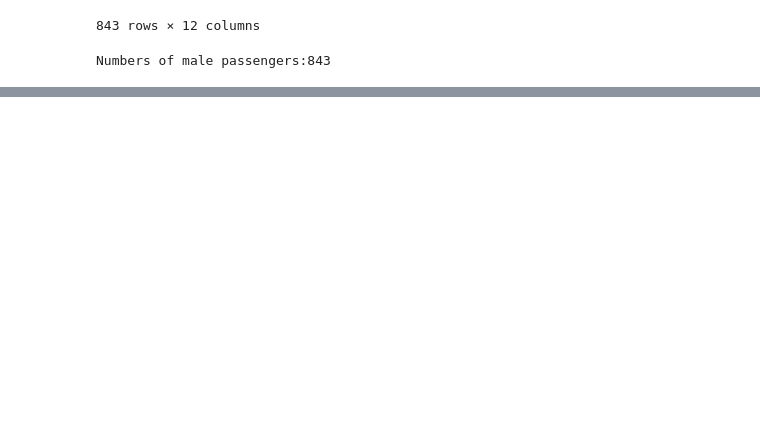
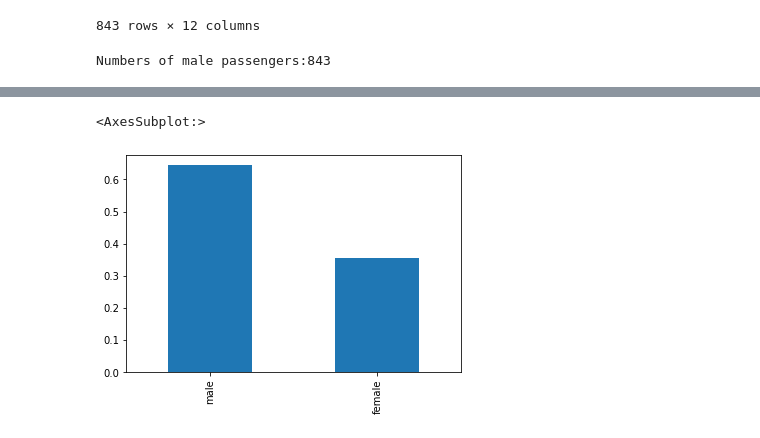
Before and after one commit to gbolahanolumade/Visual, a Jupyter notebook: Visual.ipynb, the cells around one changed output, grey strips where cells are left out. Saved outputs shown, nothing was run; the diff lists cells and outputs as text; code cells hidden in the pictures; blank space fills up the shorter version.

```diff
--- a/Visual.ipynb
+++ b/Visual.ipynb
@@ -201,0 +255,5 @@ SyntaxError: unexpected EOF while parsing (<ipython-input-45-c44c5995869a>, line
+# %%
+df.Sex.value_counts(normalize=True).plot(kind='bar')
+# %% [output]
+<AxesSubplot:>
+[figure, added]
```
Also changed, not shown: parts of 14 cells of this notebook.
